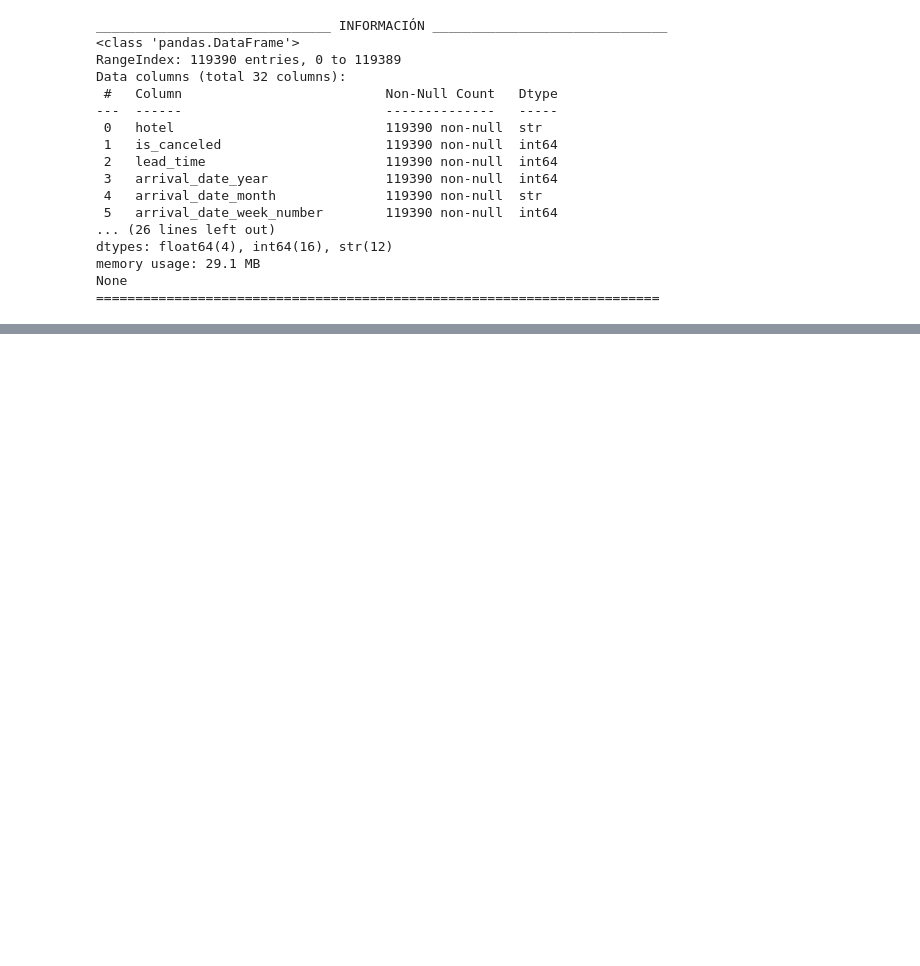
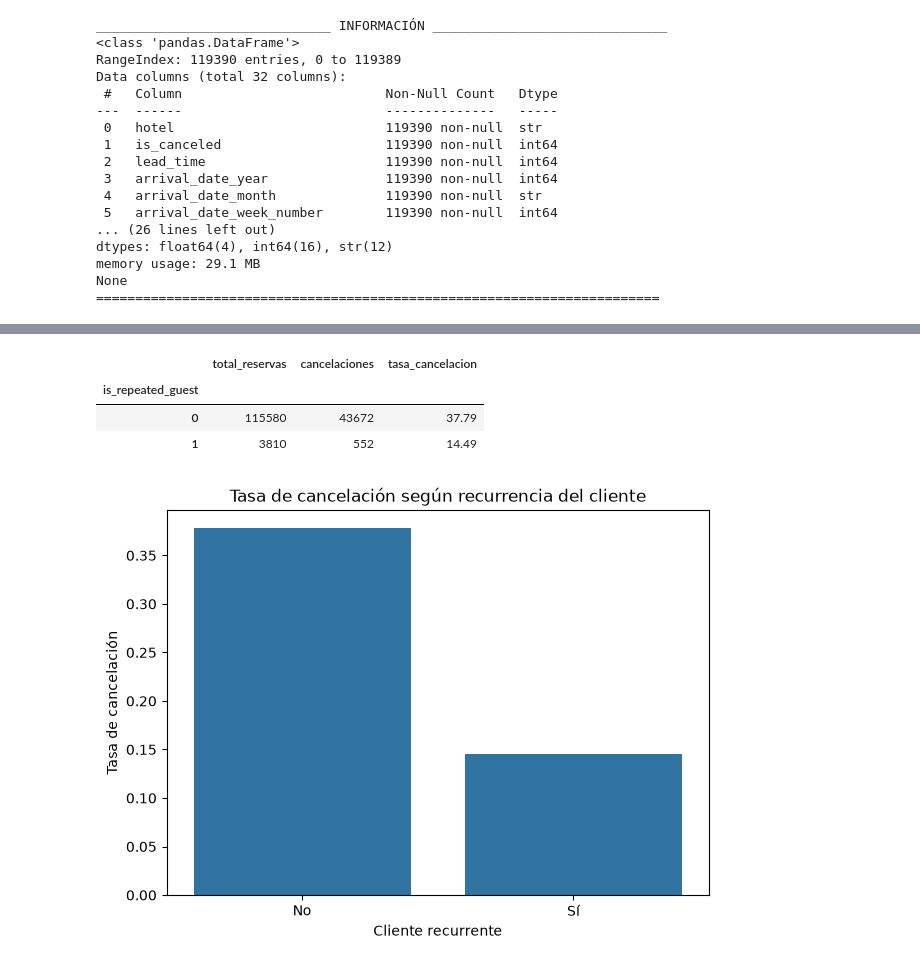
Before and after one commit to victorlopez-ds/entrega-machine-learning-pontia, a Jupyter notebook: notebooks/exploracion/eda_inicial.ipynb, the cells around one changed output, grey strips where cells are left out. Drawn from its saved outputs; the diff is of its cells as text; code cells hidden in the pictures; blank space fills up the shorter version.

```diff
--- a/notebooks/exploracion/eda_inicial.ipynb
+++ b/notebooks/exploracion/eda_inicial.ipynb
@@ -115,0 +308,38 @@ deposit_type	No Deposit, Refundable, Non Refund	El orden depende de cómo defina
+# %%
+
+# Calculamos el número de reservas y la tasa de cancelación
+repeated_guest_analysis = (
+    reservas_df.groupby("is_repeated_guest")
+    .agg(
+        total_reservas=("is_canceled", "count"),
+        cancelaciones=("is_canceled", "sum"),
+        tasa_cancelacion=("is_canceled", "mean")
+    )
+)
+
+repeated_guest_analysis["tasa_cancelacion"] *= 100
+
+display(repeated_guest_analysis.round(2))
+# %% [output]
+|  | total_reservas | cancelaciones | tasa_cancelacion |
+| is_repeated_guest |  |  |  |
+| 0 | 115580 | 43672 | 37.79 |
+| 1 | 3810 | 552 | 14.49 |
+# %%
+
+plt.figure(figsize=(7, 5))
+
+sns.barplot(
+    data=reservas_df,
+    x="is_repeated_guest",
+    y="is_canceled",
+    errorbar=None
+)
+
+plt.title("Tasa de cancelación según recurrencia del cliente")
+plt.xlabel("Cliente recurrente")
+plt.ylabel("Tasa de cancelación")
+plt.xticks([0, 1], ["No", "Sí"])
+plt.show()
+# %% [output]
+[figure, added]
```
Also changed, not shown: parts of 29 cells of this notebook.
